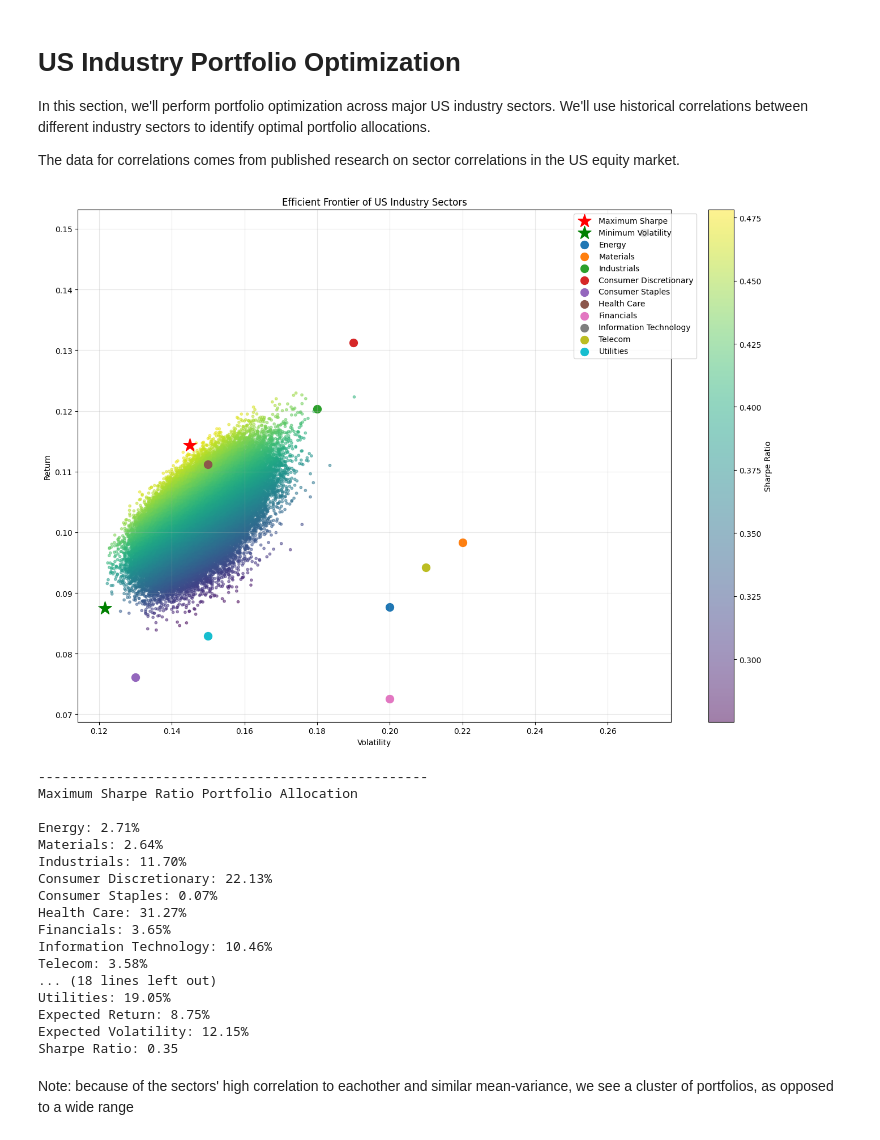
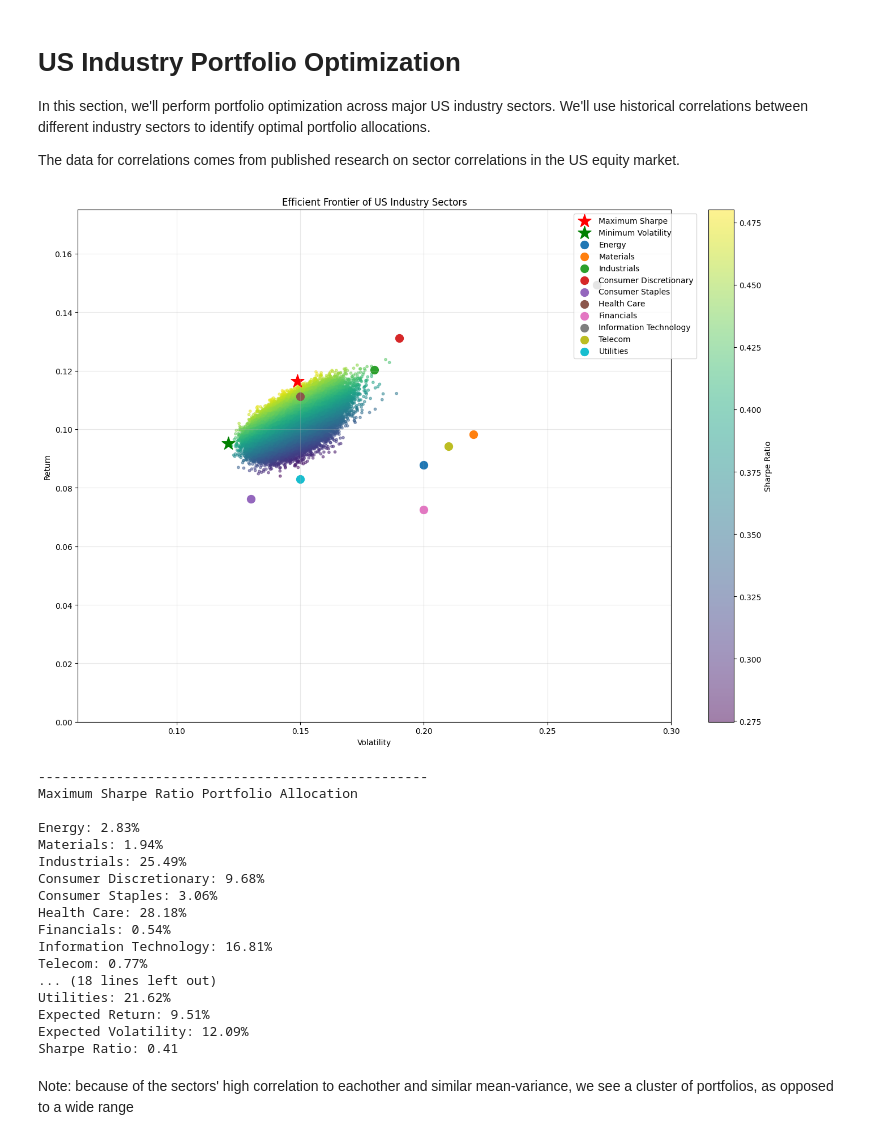
Before and after one commit to howesrichard/FM_portfolio_optimisation, a Jupyter notebook: Lecture Material.ipynb, the cells around one changed output. Drawn from its saved outputs; the diff is of its cells as text; code cells hidden in the pictures.

Commit message:
Fixed axis inconsistency. Added .html for 2 asset to visualise the changing variables

```diff
--- a/Lecture Material.ipynb
+++ b/Lecture Material.ipynb
@@ -514,51 +514,53 @@ def plot_multi_asset_frontier(returns, cov_matrix, assets_names, num_portfolios=
 
     plt.title('Efficient Frontier of US Industry Sectors')
     plt.xlabel('Volatility')
     plt.ylabel('Return')
     plt.legend(bbox_to_anchor=(1.05, 1), loc='upper right')
     plt.tight_layout()
     plt.grid(True, alpha=0.3)
+    plt.xlim([0.06,0.3])
+    plt.ylim([0,0.175])
     plt.show()
 
     # Print allocation details
     print("-"*50)
     print("Maximum Sharpe Ratio Portfolio Allocation\n")
     for i, asset in enumerate(assets_names):
         print(f"{asset}: {max_sharpe_allocation[i]:.2%}")
     print(f"Expected Return: {max_sharpe_return:.2%}")
     print(f"Expected Volatility: {max_sharpe_vol:.2%}")
     print(f"Sharpe Ratio: {sharpe_arr[max_sharpe_idx]:.2f}")
 
     print("\n")
     print("-"*50)
     print("Minimum Volatility Portfolio Allocation\n")
     for i, asset in enumerate(assets_names):
         print(f"{asset}: {min_vol_allocation[i]:.2%}")
     print(f"Expected Return: {min_vol_return:.2%}")
     print(f"Expected Volatility: {min_vol_vol:.2%}")
     print(f"Sharpe Ratio: {sharpe_arr[min_vol_idx]:.2f}")
 
 # Plot efficient frontier for US sectors
 plot_multi_asset_frontier(sector_returns, sector_cov, sectors)
 # %% [output]
-[figure, old version]
+[figure, new version]
 --------------------------------------------------
 Maximum Sharpe Ratio Portfolio Allocation
 
-Energy: 2.71%
-Materials: 2.64%
-Industrials: 11.70%
-Consumer Discretionary: 22.13%
-Consumer Staples: 0.07%
-Health Care: 31.27%
-Financials: 3.65%
-Information Technology: 10.46%
-Telecom: 3.58%
+Energy: 2.83%
+Materials: 1.94%
+Industrials: 25.49%
+Consumer Discretionary: 9.68%
+Consumer Staples: 3.06%
+Health Care: 28.18%
+Financials: 0.54%
+Information Technology: 16.81%
+Telecom: 0.77%
 ... (18 lines left out)
-Utilities: 19.05%
-Expected Return: 8.75%
-Expected Volatility: 12.15%
-Sharpe Ratio: 0.35
+Utilities: 21.62%
+Expected Return: 9.51%
+Expected Volatility: 12.09%
+Sharpe Ratio: 0.41
 # %% [markdown]
 Note: because of the sectors' high correlation to eachother and similar mean-variance, we see a cluster of portfolios, as opposed to a wide range
 # %% [markdown]
```
Also changed, not shown: parts of 2 cells of this notebook, 1 other file.
